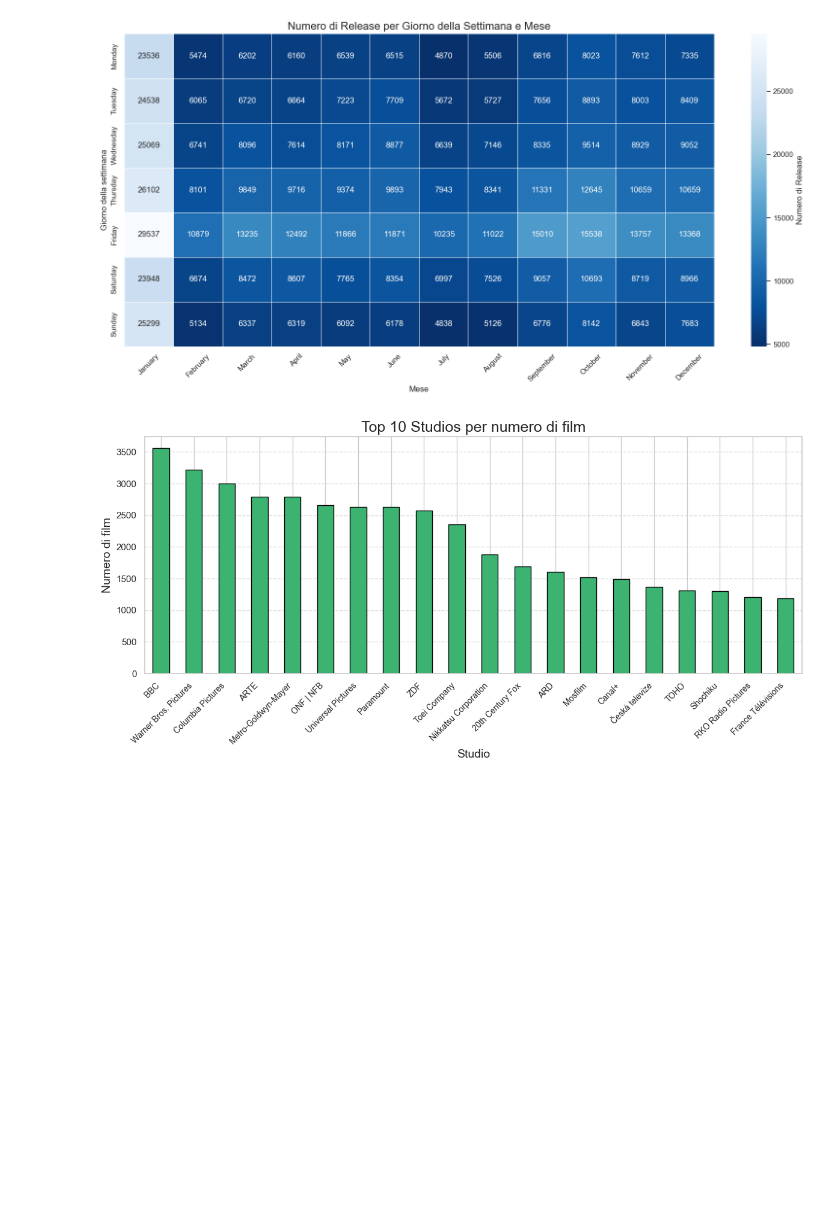
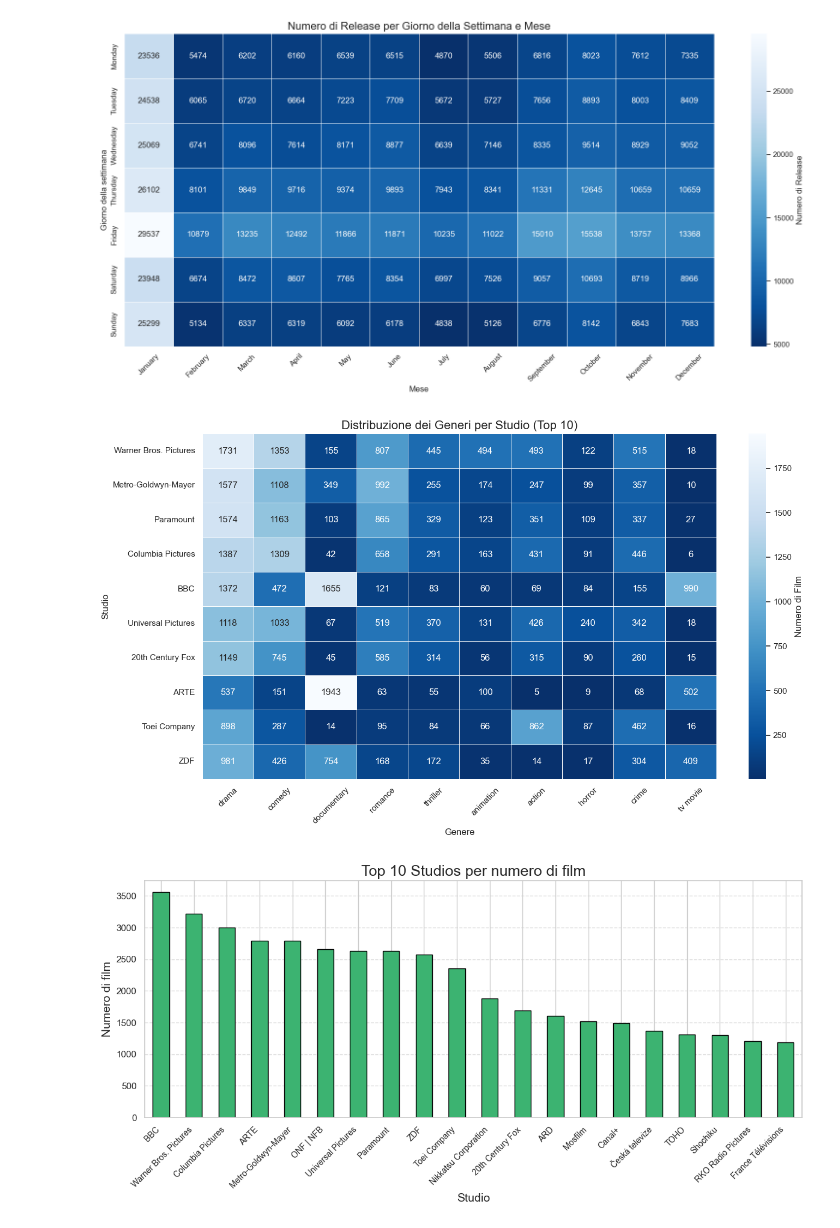
Before and after one commit to Carmelo-Spadaro/IUM, a Jupyter notebook: notebook.ipynb, the cells around one changed output. Saved outputs shown, nothing was run; the diff lists cells and outputs as text; code cells hidden in the pictures; blank space fills up the shorter version.

Commit message:
Aggiunta analisi studios

```diff
--- a/notebook.ipynb
+++ b/notebook.ipynb
@@ -1497,6 +1497,69 @@ fig.update_traces(texttemplate="%{text:.2f}", textposition="outside")
 
 # Mostra il grafico
 fig.show()
+# %%
+import pandas as pd
+import seaborn as sns
+import matplotlib.pyplot as plt
+
+# Unione film + generi
+movies_genres = pd.merge(
+    movies[['id', 'name']],
+    genres,
+    on='id',
+    how='left'
+)
+
+# Aggiunta dello studio
+movies_genres_studios = pd.merge(
+    movies_genres,
+    studios[['id', 'studio']],
+    on='id',
+    how='left'
+)
+
+# Aggiunta delle informazioni sugli Oscar
+merged_data = pd.merge(
+    movies_genres_studios,
+    the_oscar_awards[['film', 'category']],
+    left_on='name',
+    right_on='film',
+    how='left'
+)
+
+# Raggruppamento per studio e genere
+genre_studio_counts = merged_data.groupby(['studio', 'genre']).size().unstack(fill_value=0)
+
+# Selezione dei top 10 studi e top 10 generi
+top_studios = genre_studio_counts.sum(axis=1).nlargest(10).index
+top_genres = genre_studio_counts.sum(axis=0).nlargest(10).index
+
+# Filtro del dataframe per i top selezionati
+filtered_counts = genre_studio_counts.loc[top_studios, top_genres]
+
+# Ordinamento (facoltativo) per rendere il grafico più leggibile
+filtered_counts = filtered_counts.sort_index()
+genre_studio_counts_filtered = genre_studio_counts.loc[top_studios, top_genres]
+# Heatmap
+plt.figure(figsize=(14, 8))
+sns.heatmap(
+    genre_studio_counts_filtered,
+    annot=True,
+    fmt="d",
+    cmap="Blues_r",  # Invertita: più film = più scuro
+    linewidths=0.5,
+    cbar_kws={'label': 'Numero di Film'}
+)
+
+plt.title("Distribuzione dei Generi per Studio (Top 10)", fontsize=16)
+plt.xlabel("Genere", fontsize=12)
+plt.ylabel("Studio", fontsize=12)
+plt.xticks(rotation=45)
+plt.yticks(rotation=0)
+plt.tight_layout()
+plt.show()
+# %% [output]
+[figure, added]
 # %%
 studios_clean = studios.drop_duplicates(subset=["id", "studio"]).copy()
 
```
